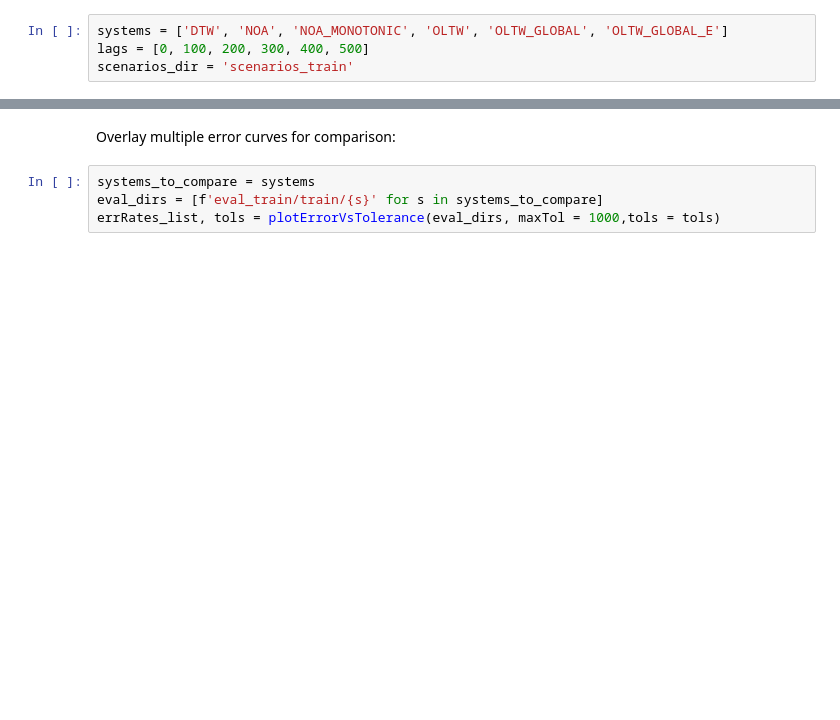
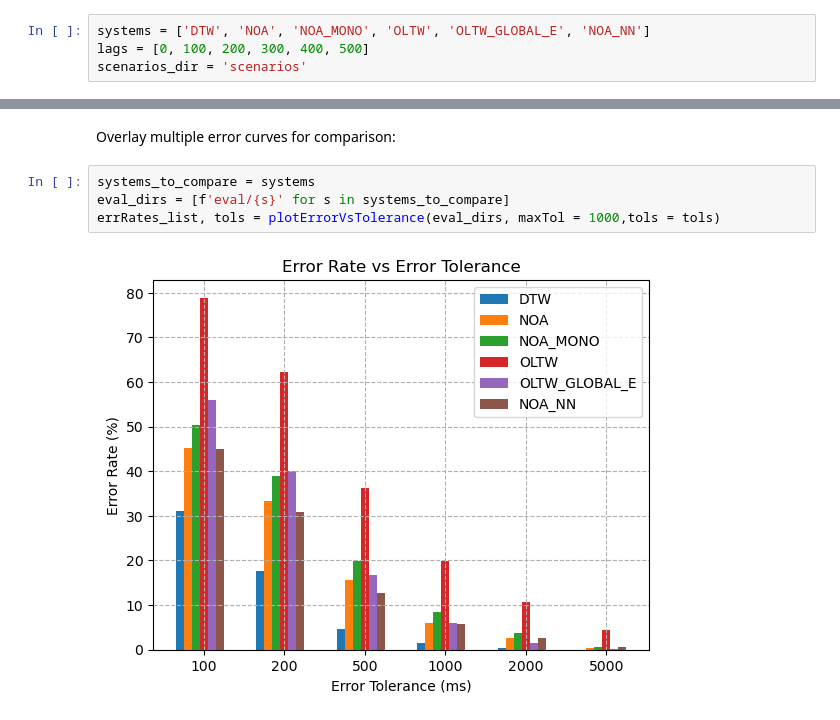
Before and after one commit to HMC-MIR/SimRealtimeMazurkaBenchmark, a Jupyter notebook: 03_Evaluate.ipynb, the cells around one changed output, grey strips where cells are left out. Drawn from its saved outputs; the diff is of its cells as text; blank space fills up the shorter version.

```diff
--- a/03_Evaluate.ipynb
+++ b/03_Evaluate.ipynb
@@ -21,9 +21,9 @@ import eval_tools
 # %% [markdown]
 First we calculate the alignment errors of a given system on all evaluated measures.
 # %%
-systems = ['DTW', 'NOA', 'NOA_MONOTONIC', 'OLTW', 'OLTW_GLOBAL', 'OLTW_GLOBAL_E']
+systems = ['DTW', 'NOA', 'NOA_MONO', 'OLTW', 'OLTW_GLOBAL_E', 'NOA_NN']
 lags = [0, 100, 200, 300, 400, 500]
-scenarios_dir = 'scenarios_train'
+scenarios_dir = 'scenarios'
 # %% [markdown]
 ### Evaluate Alignment
 # %%
@@ -108,5 +129,7 @@ errRates_list, tols = plotErrorVsTolerance([eval_dir], maxTol, tols = tols, save
 Overlay multiple error curves for comparison:
 # %%
 systems_to_compare = systems
-eval_dirs = [f'eval_train/train/{s}' for s in systems_to_compare]
+eval_dirs = [f'eval/{s}' for s in systems_to_compare]
 errRates_list, tols = plotErrorVsTolerance(eval_dirs, maxTol = 1000,tols = tols)
+# %% [output]
+[figure, added]
```
Also changed, not shown: parts of 2 cells of this notebook, 5 other files.
